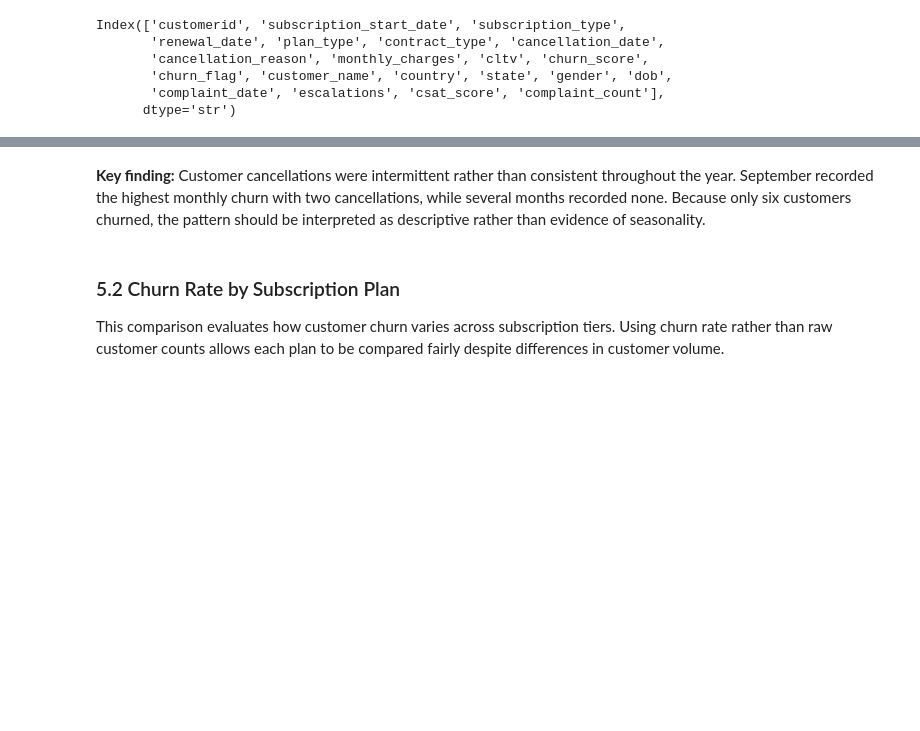
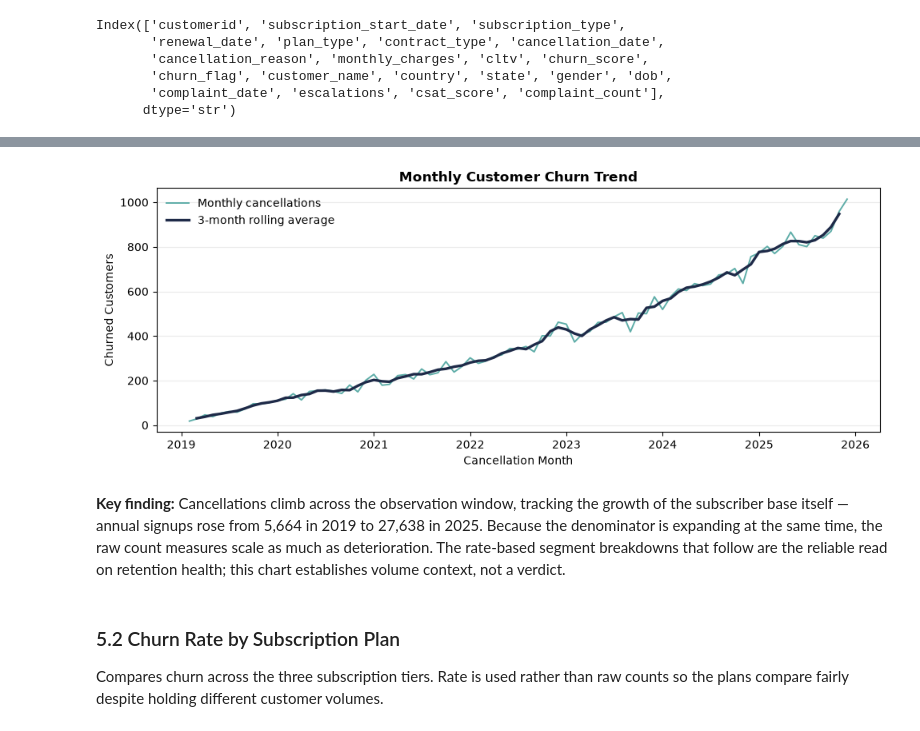
Before and after one commit to ShayanYawarBhatti/churn-analysis, a Jupyter notebook: notebooks/churn_analysis.ipynb, the cells around one changed output, grey strips where cells are left out. Drawn from its saved outputs; the diff is of its cells as text; code cells hidden in the pictures; blank space fills up the shorter version.

```diff
--- a/notebooks/churn_analysis.ipynb
+++ b/notebooks/churn_analysis.ipynb
@@ -654,9 +677,41 @@ plt.show()
-# %% [markdown]
-**Key finding:** Customer cancellations were intermittent rather than consistent throughout the year. September recorded the highest monthly churn with two cancellations, while several months recorded none. Because only six customers churned, the pattern should be interpreted as descriptive rather than evidence of seasonality.
-# %% [markdown]
-### 5.2 Churn Rate by Subscription Plan
-
-This comparison evaluates how customer churn varies across subscription tiers. Using churn rate rather than raw customer counts allows each plan to be compared fairly despite differences in customer volume.
+# %%
+# Plotting and saving the monthly customer churn trend with a 3-month rolling average
+monthly_churn['rolling_3m'] = monthly_churn['churned_customers'].rolling(3, center = True).mean()
+
+plt.figure(figsize = (10, 4))
+
+plt.plot(
+    monthly_churn['cancellation_month'],
+    monthly_churn['churned_customers'],
+    color = LIGHT,
+    linewidth = 1.4,
+    label = 'Monthly cancellations'
+)
+plt.plot(
+    monthly_churn['cancellation_month'],
+    monthly_churn['rolling_3m'],
+    color = DARK,
+    linewidth = 2.4,
+    label = '3-month rolling average'
+)
+
+plt.title('Monthly Customer Churn Trend', fontweight = 'bold')
+plt.xlabel('Cancellation Month')
+plt.ylabel('Churned Customers')
+plt.legend(frameon = False)
+plt.grid(axis = 'y', alpha = 0.25)
+
+plt.tight_layout()
+plt.savefig(f'{FIG_DIR}/monthly_churn_trend.png', dpi = 300, bbox_inches = 'tight')
+plt.show()
+# %% [output]
+[figure, added]
+# %% [markdown]
+**Key finding:** Cancellations climb across the observation window, tracking the growth of the subscriber base itself — annual signups rose from 5,664 in 2019 to 27,638 in 2025. Because the denominator is expanding at the same time, the raw count measures scale as much as deterioration. The rate-based segment breakdowns that follow are the reliable read on retention health; this chart establishes volume context, not a verdict.
+# %% [markdown]
+### 5.2 Churn Rate by Subscription Plan
+
+Compares churn across the three subscription tiers. Rate is used rather than raw counts so the plans compare fairly despite holding different customer volumes.
 # %%
 # Calculate the churn rate for each subscription plan
 plan_churn_rate = (
```
Also changed, not shown: parts of 128 cells of this notebook, 11 other files.
